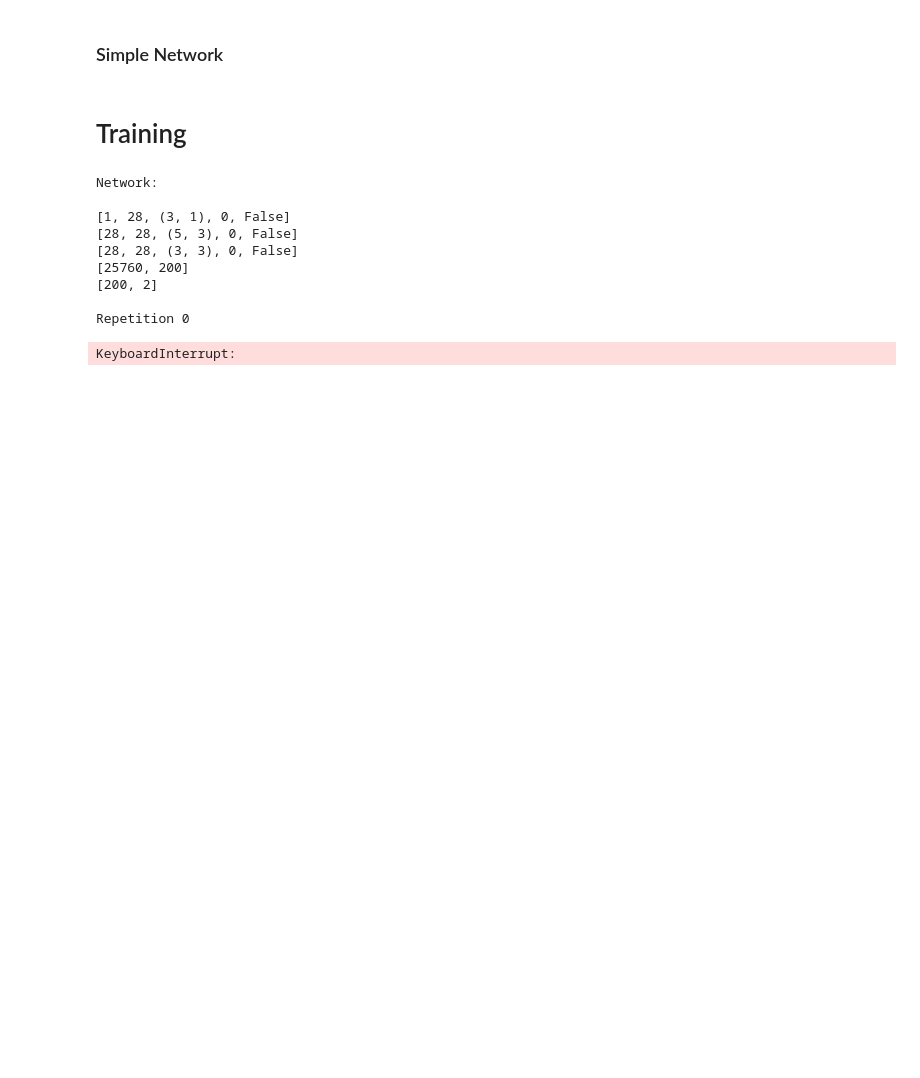
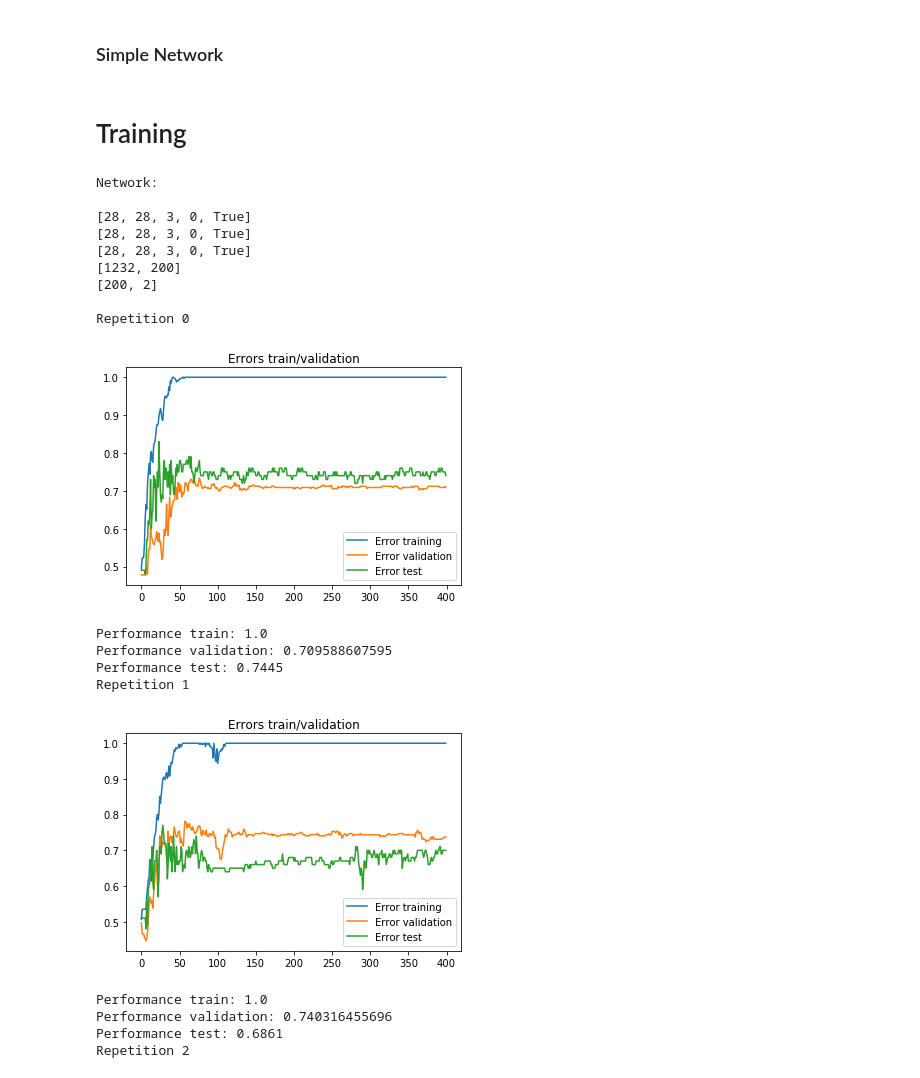
Before and after one commit to deatinor/EEG, a Jupyter notebook: stefano/models.ipynb, the cells around one changed output. Cells and saved outputs as stored; diff of their text form; code cells hidden in the pictures; blank space fills up the shorter version.

```diff
--- a/stefano/models.ipynb
+++ b/stefano/models.ipynb
@@ -30,9 +30,9 @@ from training import *
 # %% [markdown]
 # Loading the dataset
 # %%
-train_dataset,train_target=load_script.load_dataset_1000hz(train=True)
+# train_dataset,train_target=load_script.load_dataset_1000hz(train=True)
 # %%
-test_dataset,test_target=load_script.load_dataset_1000hz(train=False)
+# test_dataset,test_target=load_script.load_dataset_1000hz(train=False)
 # %%
 train_dataset,train_target=load_script.load_dataset(train=True)
 # %%
@@ -115,3 +117,41 @@ class ThreeLayers2D(nn.Module):
+# %%
+cv=CrossValidation(k=2,train_dataset=train_dataset,test_dataset=test_dataset,
+                   train_target=train_target,test_target=test_target)
+
+net_type=ThreeLayers
+optimizer_type=optim.Adam
+criterion_type=nn.CrossEntropyLoss
+network_params=NetworkParams(conv_filters=[28,28,28],conv_kernels=[3,3,3],
+                             linear_filters=[200,2],
+                             dropout_rate=0,batch_norm=True,conv1D=True)
+optimizer_params=OptimizerParams()
+train_params=TrainParams(max_epoch=400,mini_batch_size=79)
+
+
+params=Params(net_type,optimizer_type,criterion_type,network_params=network_params,
+              optimizer_params=optimizer_params,train_params=train_params,)
+
+cv(params)
+# %% [output]
+Network:
+
+[28, 28, 3, 0, True]
+[28, 28, 3, 0, True]
+[28, 28, 3, 0, True]
+[1232, 200]
+[200, 2]
+
+Repetition 0
+[figure, added]
+Performance train: 1.0
+Performance validation: 0.709588607595
+Performance test: 0.7445
+Repetition 1
+[figure, added]
+Performance train: 1.0
+Performance validation: 0.740316455696
+Performance test: 0.6861
+Repetition 2
 # %%
 cv=CrossValidation(k=2,train_dataset=train_dataset,test_dataset=test_dataset,
                    train_target=train_target,test_target=test_target)
@@ -130,17 +170,6 @@ params=Params(net_type,optimizer_type,criterion_type,network_params=network_para
               optimizer_params=optimizer_params,train_params=train_params,)
 
 cv(params)
-# %% [output]
-Network:
-
-[1, 28, (3, 1), 0, False]
-[28, 28, (5, 3), 0, False]
-[28, 28, (3, 3), 0, False]
-[25760, 200]
-[200, 2]
-
-Repetition 0
-KeyboardInterrupt:
 # %%
 net_type=ThreeLayers
 optimizer_type=optim.Adam
```
Also changed, not shown: parts of 2 cells of this notebook, 2 other files.
